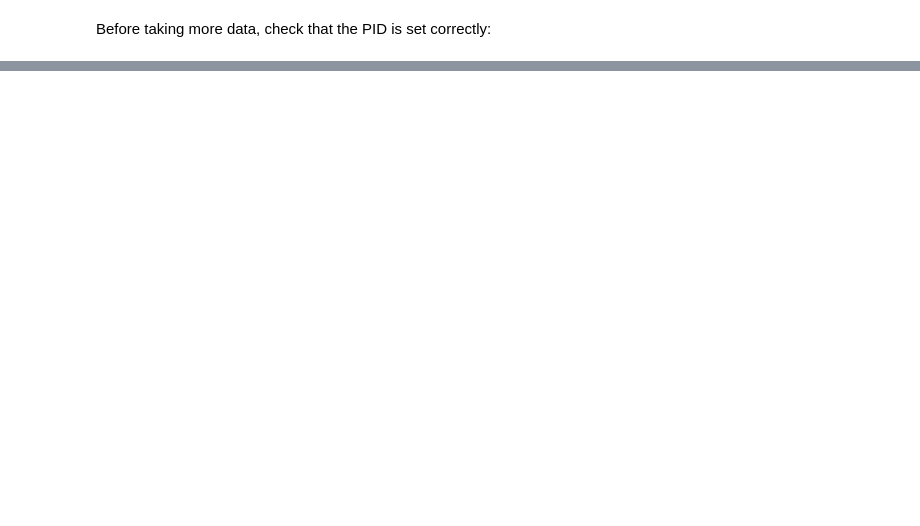
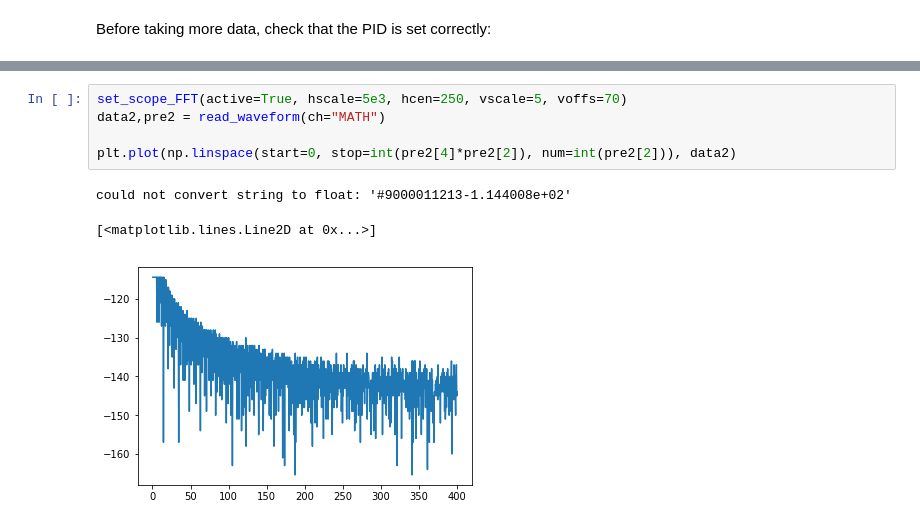
Before and after one commit to js216/FPGA-codes, a Jupyter notebook: 8 PID RS232/testing/USB RS232 FPGA PID DDS PCB.ipynb, the cells around one changed output, grey strips where cells are left out. Cells and saved outputs as stored; diff of their text form; blank space fills up the shorter version.

```diff
--- a/8 PID RS232/testing/USB RS232 FPGA PID DDS PCB.ipynb
+++ b/8 PID RS232/testing/USB RS232 FPGA PID DDS PCB.ipynb
@@ -1016,0 +1056,9 @@ read_all_PID_outs()
+# %%
+set_scope_FFT(active=True, hscale=5e3, hcen=250, vscale=5, voffs=70)
+data2,pre2 = read_waveform(ch="MATH")
+
+plt.plot(np.linspace(start=0, stop=int(pre2[4]*pre2[2]), num=int(pre2[2])), data2)
+# %% [output]
+could not convert string to float: '#9000011213-1.144008e+02'
+[<matplotlib.lines.Line2D at 0x...>]
+[figure, added]
```
Also changed, not shown: parts of 14 cells of this notebook, 1 other file.
